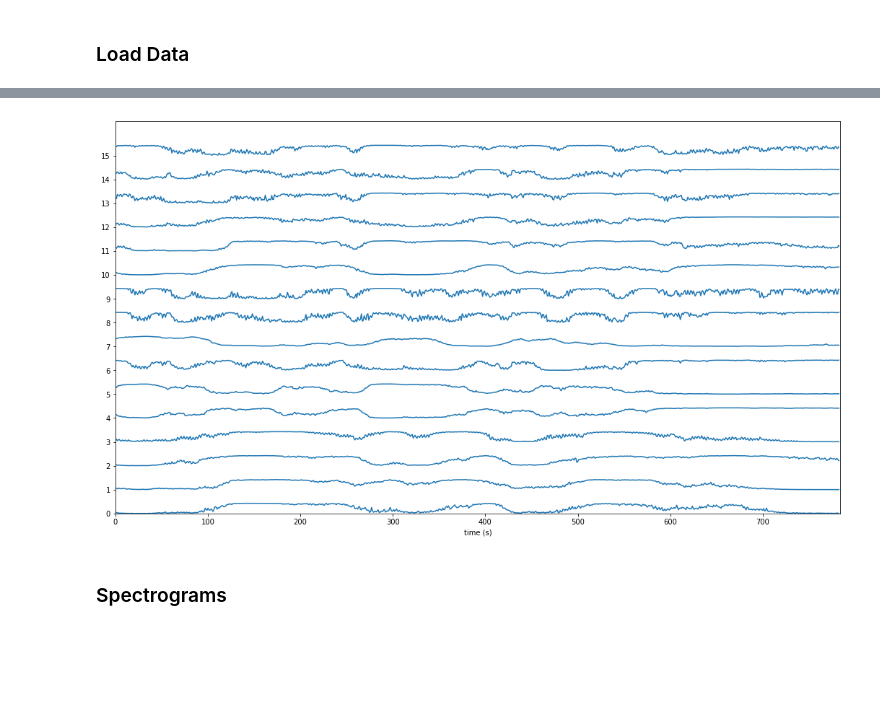
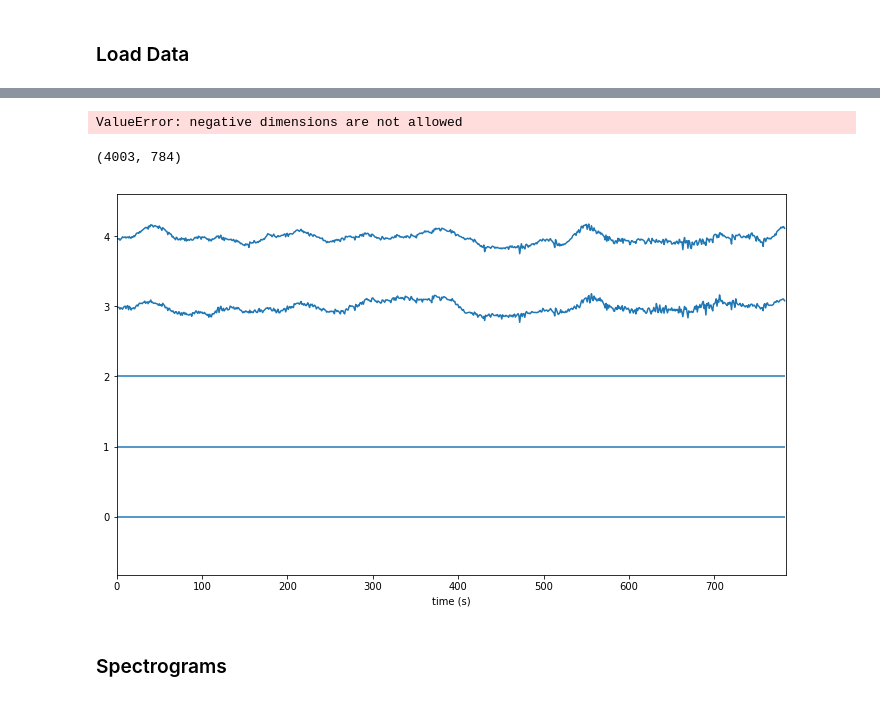
Before and after one commit to DanielLongo/NeuralFill, a Jupyter notebook: metrics/visualize_metrics.ipynb, the cells around one changed output, grey strips where cells are left out. Saved outputs shown, nothing was run; the diff lists cells and outputs as text; code cells hidden in the pictures; blank space fills up the shorter version.

```diff
--- a/metrics/visualize_metrics.ipynb
+++ b/metrics/visualize_metrics.ipynb
@@ -51,10 +156,18 @@ def get_samples_real_stack(dataset, n=-1):
     return out
 # %%
 sample_real = get_samples_real_stack(dataset)
+# %%
+spectrogram(sample_real[:1], 200)
+# %% [output]
+ValueError: negative dimensions are not allowed
+# %%
+sample_real.shape
+# %% [output]
+(4003, 784)
 # %%
-stacklineplot.stackplot(sample_real, yscale=.3)
+stacklineplot.stackplot(sample_real[:5], yscale=.3)
 # %% [output]
-[figure, old version]
+[figure, new version]
 # %% [markdown]
 ### Spectrograms
 # %%
```
Also changed, not shown: parts of 7 cells of this notebook, 8 other files.
